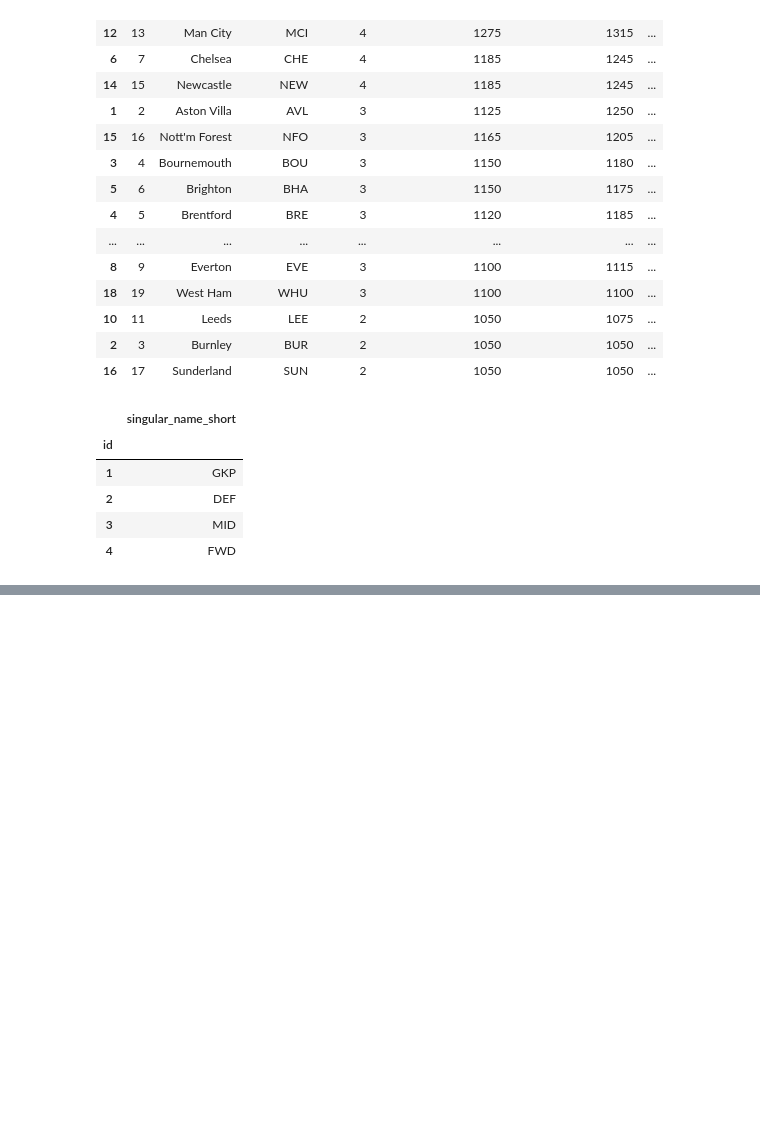
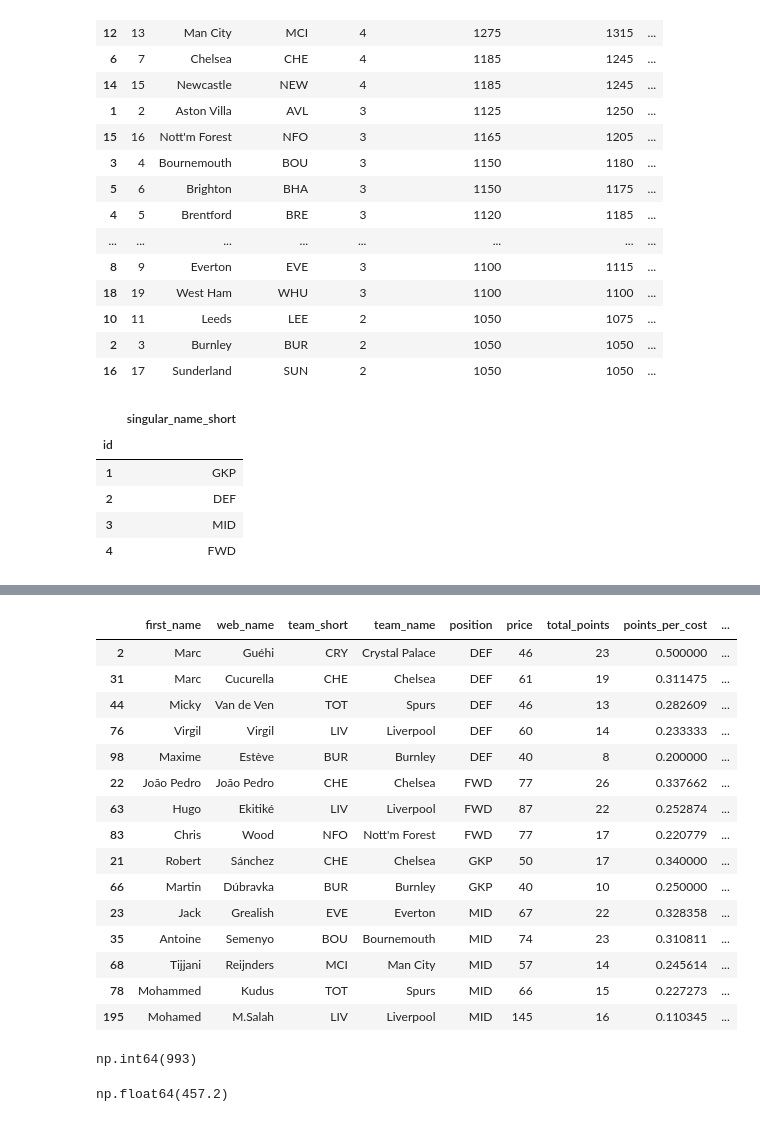
Before and after one commit to JeffBucker/PL-Project, a Jupyter notebook: sandbox.ipynb, the cells around one changed output, grey strips where cells are left out. Saved outputs shown, nothing was run; the diff lists cells and outputs as text; code cells hidden in the pictures; blank space fills up the shorter version.

```diff
--- a/sandbox.ipynb
+++ b/sandbox.ipynb
@@ -105,0 +257,27 @@ df_players
+# %%
+selected_df.sort_values(by = ['position'])
+# %% [output]
+|  | first_name | web_name | team_short | team_name | position | price | total_points | points_per_cost | ... |
+| 2 | Marc | Guéhi | CRY | Crystal Palace | DEF | 46 | 23 | 0.500000 | ... |
+| 31 | Marc | Cucurella | CHE | Chelsea | DEF | 61 | 19 | 0.311475 | ... |
+| 44 | Micky | Van de Ven | TOT | Spurs | DEF | 46 | 13 | 0.282609 | ... |
+| 76 | Virgil | Virgil | LIV | Liverpool | DEF | 60 | 14 | 0.233333 | ... |
+| 98 | Maxime | Estève | BUR | Burnley | DEF | 40 | 8 | 0.200000 | ... |
+| 22 | João Pedro | João Pedro | CHE | Chelsea | FWD | 77 | 26 | 0.337662 | ... |
+| 63 | Hugo | Ekitiké | LIV | Liverpool | FWD | 87 | 22 | 0.252874 | ... |
+| 83 | Chris | Wood | NFO | Nott'm Forest | FWD | 77 | 17 | 0.220779 | ... |
+| 21 | Robert | Sánchez | CHE | Chelsea | GKP | 50 | 17 | 0.340000 | ... |
+| 66 | Martin | Dúbravka | BUR | Burnley | GKP | 40 | 10 | 0.250000 | ... |
+| 23 | Jack | Grealish | EVE | Everton | MID | 67 | 22 | 0.328358 | ... |
+| 35 | Antoine | Semenyo | BOU | Bournemouth | MID | 74 | 23 | 0.310811 | ... |
+| 68 | Tijjani | Reijnders | MCI | Man City | MID | 57 | 14 | 0.245614 | ... |
+| 78 | Mohammed | Kudus | TOT | Spurs | MID | 66 | 15 | 0.227273 | ... |
+| 195 | Mohamed | M.Salah | LIV | Liverpool | MID | 145 | 16 | 0.110345 | ... |
+# %%
+selected_df['price'].sum()
+# %% [output]
+np.int64(993)
+# %%
+selected_df['selected_by_percent'].sum()
+# %% [output]
+np.float64(457.2)
```
Also changed, not shown: parts of 10 cells of this notebook.
